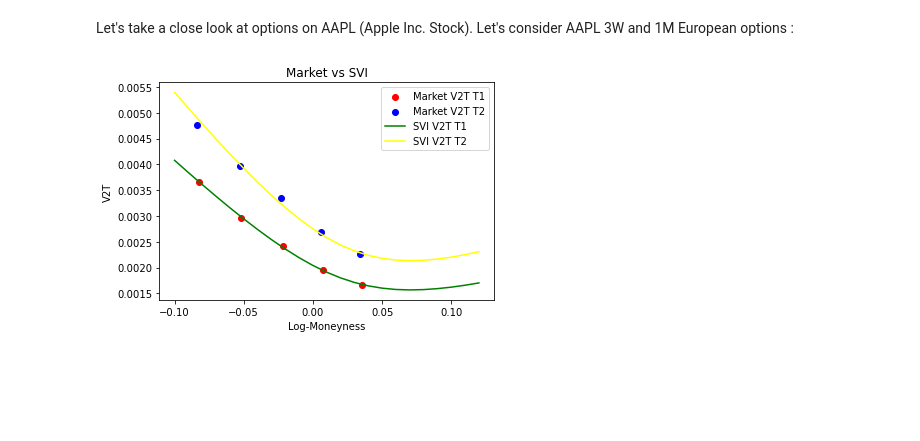
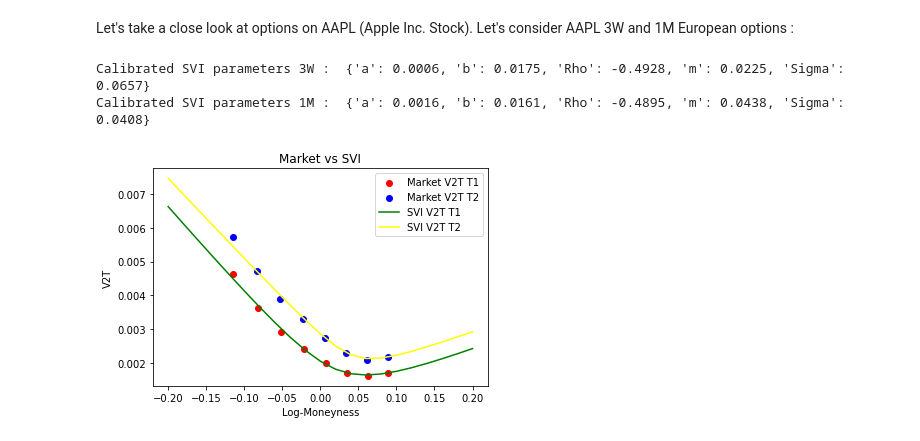
Before and after one commit to Idriss-Afra/Stochastic-Volatility-Inspired-Model, a Jupyter notebook: Stochastic Volatility Inspired Model.ipynb, the cells around one changed output. Drawn from its saved outputs; the diff is of its cells as text; code cells hidden in the pictures; blank space fills up the shorter version.

Commit message:
Stochastic Volatility Inspired Model

```diff
--- a/Stochastic Volatility Inspired Model.ipynb
+++ b/Stochastic Volatility Inspired Model.ipynb
@@ -282,6 +282,10 @@ Let's take a close look at options on AAPL (Apple Inc. Stock). Let's consider AA
 # %%
 from datetime import date
 import math
+
+# Ignore Scipy warnings
+import warnings
+warnings.filterwarnings("ignore")
 
 now_date = date(2023, 5, 8)
 # Spot price
@@ -291,26 +295,28 @@ r = 5.17 / 100
 
 # ******  First Tenor Data ************************
 tenor1 = date(2023, 5, 26)
+T1 = (tenor1 - now_date).days / 365.
+discount1 = math.exp(-r * T1)
 # Dividend yield
-d1 = 2.25 / 100
-strikes1 = np.array([160, 165, 170, 175, 180])
-prices1 = np.array([0.4, 0.84, 1.82, 2.49, 0.77]) # OTM listed calls and puts prices
-flavors1 = np.array(["Put"] * 3 + ["Call"] * 2)
-T1 = (tenor1 - now_date).days / 365
-discount1 = math.exp(-r * T1)
+d1 = 2.25 / 100.
+# OTM listed calls and puts prices
+strikes1 = np.array([155, 160, 165, 170, 175, 180, 185, 190])
+prices1 = np.array([0.215, 0.395, 0.82, 1.82, 2.53, 0.795, 0.185, 0.04])
+flavors1 = np.array(["Put"] * 4 + ["Call"] * 4)
 # Fwd price
 F1 = S0 * math.exp(-d1 * T1) / discount1
 # *************************************************
 
 # ******  Second Tenor Data ***********************
 tenor2 = date(2023, 6, 2)
+T2 = (tenor2 - now_date).days / 365.
+discount2 = math.exp(-r * T2)
 # Dividend Yield
-d2 = 1.62 / 100
-strikes2 = np.array([160, 165, 170, 175, 180])
-prices2 = np.array([0.63, 1.2, 2.3, 3.08, 1.15]) # OTM listed calls and puts prices
-flavors2 = np.array(["Put"] * 3 + ["Call"] * 2)
-T2 = (tenor2 - now_date).days / 365
-discount2 = math.exp(-r * T2)
+d2 = 1.62 / 100.
+# OTM listed calls and puts prices
+strikes2 = np.array([155, 160, 165, 170, 175, 180, 185, 190])
+prices2 = np.array([0.345, 0.62, 1.175, 2.285, 3.125, 1.18, 0.335, 0.095])
+flavors2 = np.array(["Put"] * 4 + ["Call"] * 4)
 # Fwd price
 F2 = S0 * math.exp(-d2 * T2) / discount2
 # *************************************************
@@ -329,6 +335,8 @@ k = np.array([np.log(strikes1 / F1), np.log(strikes2 / F2)])
 v2T = (implied_vols**2) * T
 params = svi_calibration(T, k, v2T)
 params0, params1 = params[0], params[1]
+print("Calibrated SVI parameters 3W : ", {"a" : round(params0[0], 4), "b" : round(params0[1], 4), "Rho" : round(params0[2], 4), "m" : round(params0[3], 4), "Sigma" : round(params0[4], 4)})
+print("Calibrated SVI parameters 1M : ", {"a" : round(params1[0], 4), "b" : round(params1[1], 4), "Rho" : round(params1[2], 4), "m" : round(params1[3], 4), "Sigma" : round(params1[4], 4)})
 
 # SVI V2T
 svi_v2T0 = svi_v2T(k[0], params0[0], params0[1], params0[2], params0[3], params0[4])
@@ -337,23 +345,26 @@ svi_v2T1= svi_v2T(k[1], params1[0], params1[1], params1[2], params1[3], params1[
 # SVI Vol
 svi_v0 = svi_vol(k[0], params0[0], params0[1], params0[2], params0[3], params0[4], T[0])
 svi_v1= svi_vol(k[1], params1[0], params1[1], params1[2], params1[3], params1[4], T[1])
+# %% [output]
+Calibrated SVI parameters 3W :  {'a': 0.0006, 'b': 0.0175, 'Rho': -0.4928, 'm': 0.0225, 'Sigma': 0.0657}
+Calibrated SVI parameters 1M :  {'a': 0.0016, 'b': 0.0161, 'Rho': -0.4895, 'm': 0.0438, 'Sigma': 0.0408}
 # %%
-# Volatility Skews : Market vs SVI
+# Fitting Results : Market vs SABR
 
 import matplotlib.pyplot as plt
 
-x_axis = np.linspace(-0.1, 0.12, 23)
+x_axis = np.linspace(-0.2, 0.2, 21)
 svi_v2T0 = svi_v2T(x_axis, params0[0], params0[1], params0[2], params0[3], params0[4])
 svi_v2T1= svi_v2T(x_axis, params1[0], params1[1], params1[2], params1[3], params1[4])
 
 plt.ylabel("V2T")
 plt.xlabel("Log-Moneyness")
 plt.title("Market vs SVI")
 plt.scatter(k[0], v2T[0], color="red", label="Market V2T T1")
 plt.scatter(k[1], v2T[1], color="blue", label="Market V2T T2")
 plt.plot(x_axis, svi_v2T0, color="green", label="SVI V2T T1")
 plt.plot(x_axis, svi_v2T1, color="yellow", label="SVI V2T T2")
 plt.legend(loc="upper right")
 plt.show()
 # %% [output]
-[figure, old version]
+[figure, new version]
```
Also changed, not shown: parts of 2 cells of this notebook.
